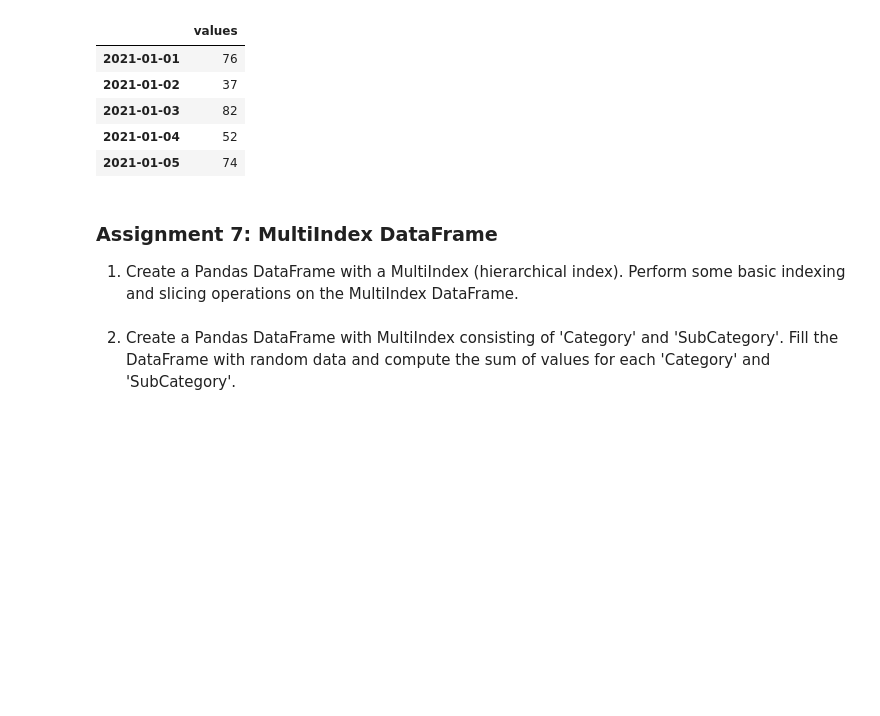
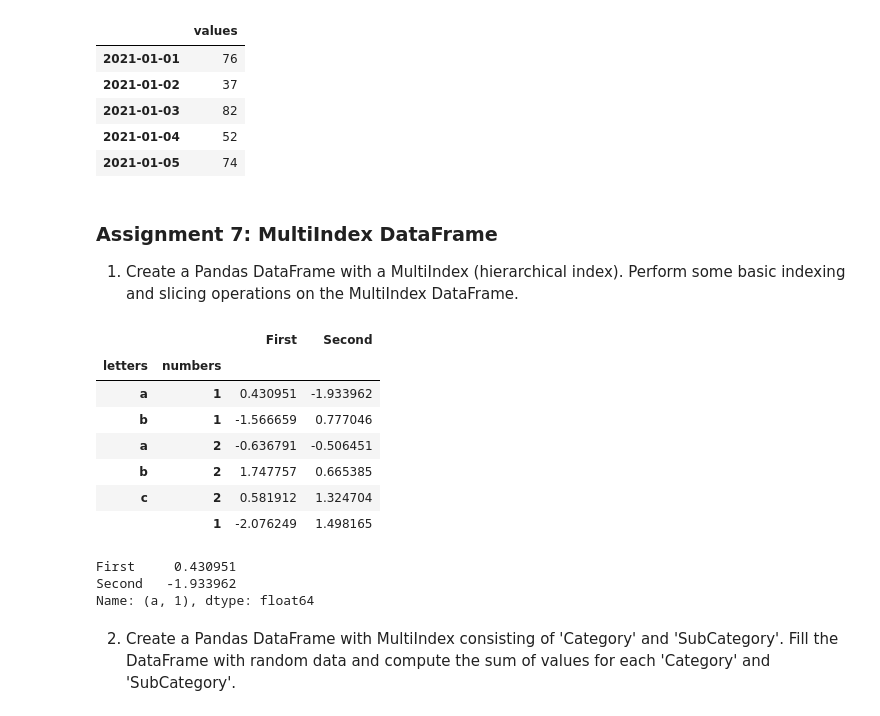
Before and after one commit to fishyyuser/Data-Science-Bootcamp, a Jupyter notebook: 13 Data Analysis with Python/pandas.ipynb, the cells around one changed output. Cells and saved outputs as stored; diff of their text form; code cells hidden in the pictures; blank space fills up the shorter version.

```diff
--- a/13 Data Analysis with Python/pandas.ipynb
+++ b/13 Data Analysis with Python/pandas.ipynb
@@ -432,5 +432,28 @@ df.head()
 ### Assignment 7: MultiIndex DataFrame
 
 1. Create a Pandas DataFrame with a MultiIndex (hierarchical index). Perform some basic indexing and slicing operations on the MultiIndex DataFrame.
+# %%
+arr=[
+    ['a','b','a','b','c','c'],
+    [1,1,2,2,2,1]
+]
+index=pd.MultiIndex.from_arrays(arr,names=['letters','numbers'])
+df=pd.DataFrame(np.random.randn(6,2),index=index,columns=['First','Second'])
+df
+# %% [output]
+|  |  | First | Second |
+| letters | numbers |  |  |
+| a | 1 | 0.430951 | -1.933962 |
+| b | 1 | -1.566659 | 0.777046 |
+| a | 2 | -0.636791 | -0.506451 |
+| b | 2 | 1.747757 | 0.665385 |
+| c | 2 | 0.581912 | 1.324704 |
+|  | 1 | -2.076249 | 1.498165 |
+# %%
+df.loc['a',1]
+# %% [output]
+First     0.430951
+Second   -1.933962
+Name: (a, 1), dtype: float64
 # %% [markdown]
 2. Create a Pandas DataFrame with MultiIndex consisting of 'Category' and 'SubCategory'. Fill the DataFrame with random data and compute the sum of values for each 'Category' and 'SubCategory'.
```
Also changed, not shown: parts of 21 cells of this notebook.
